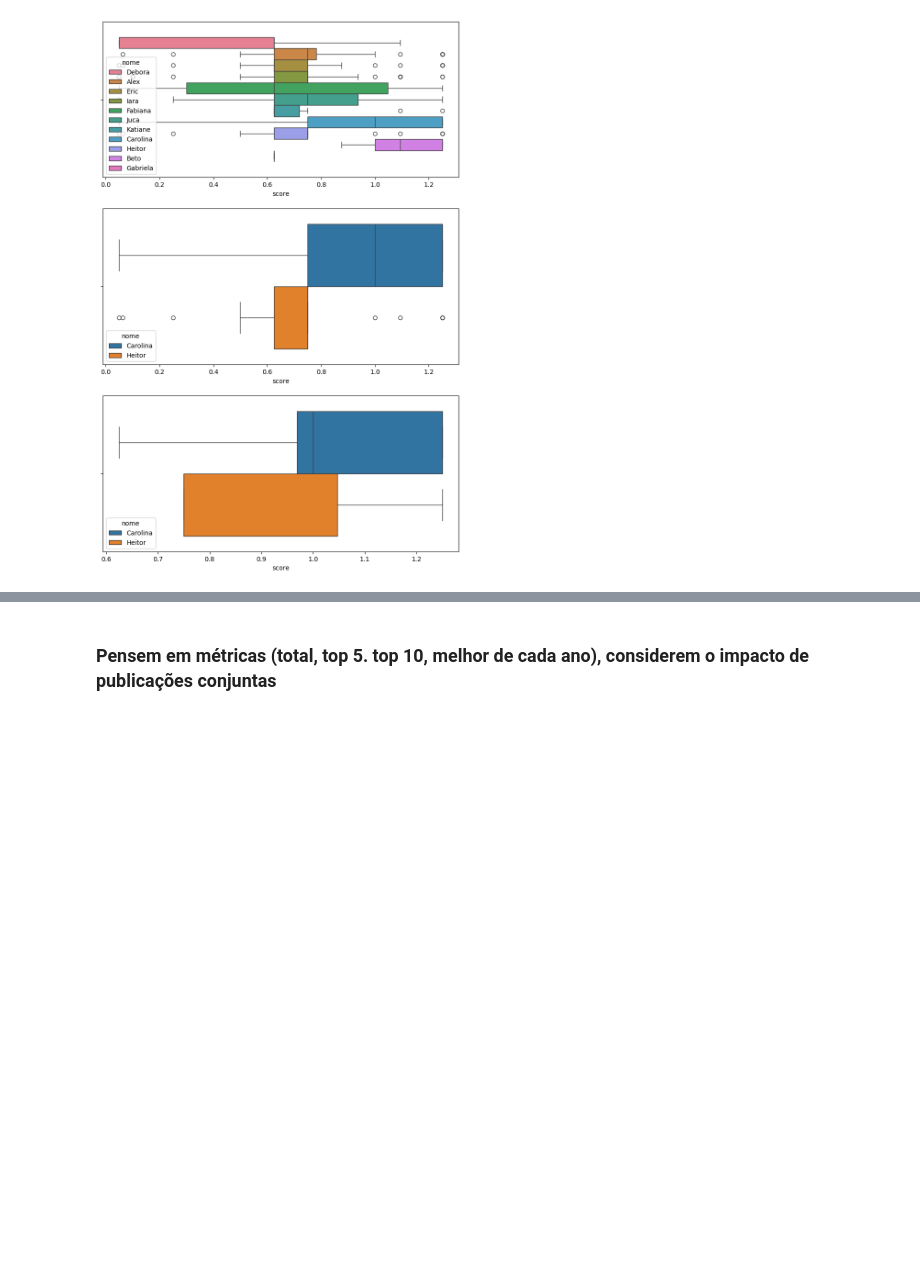
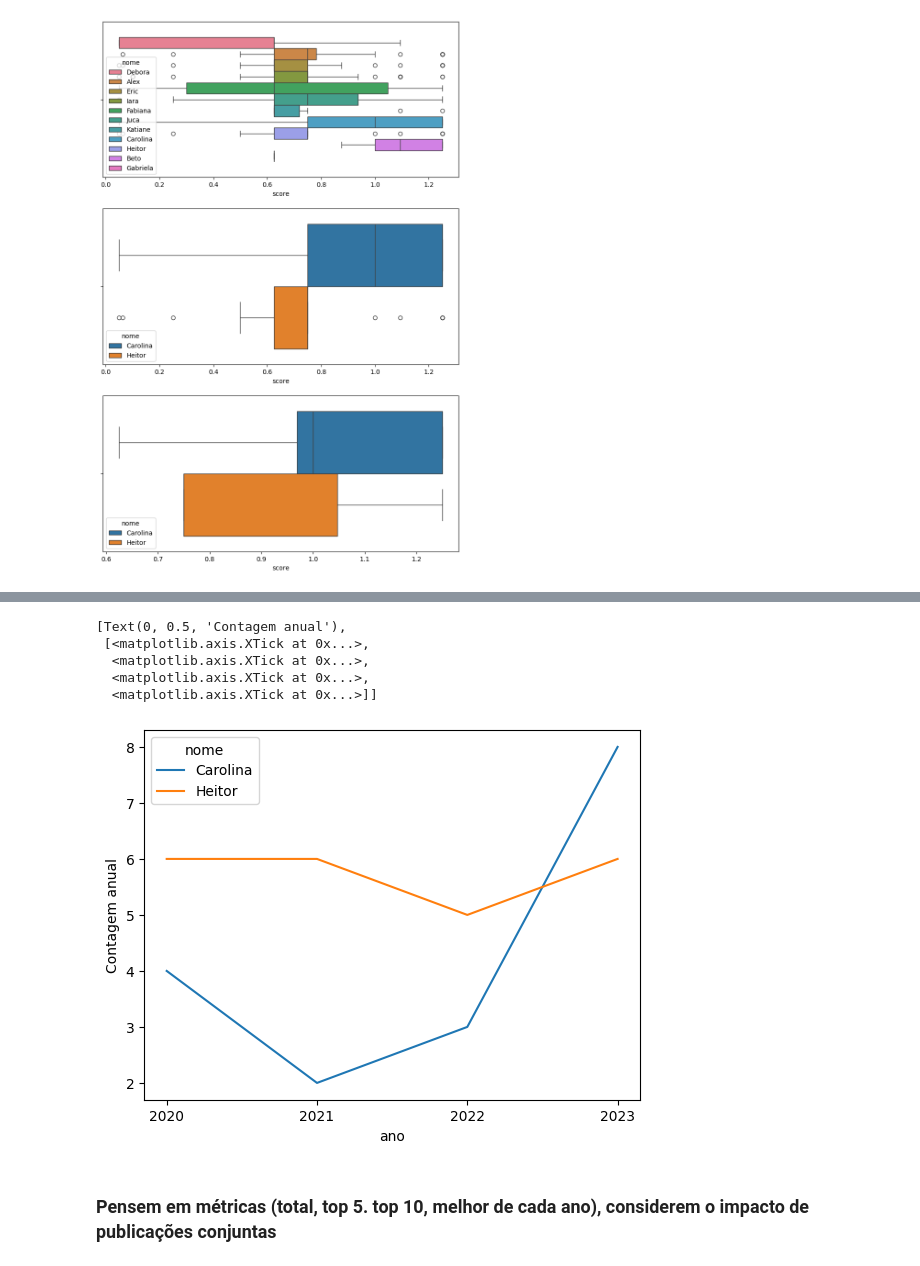
Before and after one commit to Draylon/ppgca_cd_debate, a Jupyter notebook: score_geral.ipynb, the cells around one changed output, grey strips where cells are left out. Saved outputs shown, nothing was run; the diff lists cells and outputs as text; code cells hidden in the pictures; blank space fills up the shorter version.

```diff
--- a/score_geral.ipynb
+++ b/score_geral.ipynb
@@ -306,0 +278,3 @@ sns.regplot(regplot1,x='ano',y='count_ano',hue='autor')
+# %%
+regplot1 = all_merge[(all_merge['nome'].isin(['Carolina','Heitor']))].sort_values(by='ano').groupby(['nome','ano']).count()
+regplot1
@@ -307,3 +292,12 @@ sns.regplot(regplot1,x='ano',y='count_ano',hue='autor')
+# %%
+sns.lineplot(regplot1,x='ano',y='tipo',hue='nome').set(ylabel='Contagem anual',xticks=all_merge.ano.unique())
+# %% [output]
+[Text(0, 0.5, 'Contagem anual'),
+ [<matplotlib.axis.XTick at 0x...>,
+  <matplotlib.axis.XTick at 0x...>,
+  <matplotlib.axis.XTick at 0x...>,
+  <matplotlib.axis.XTick at 0x...>]]
+[figure, added]
 # %% [markdown]
 ### Pensem em métricas (total, top 5. top 10, melhor de cada ano), considerem o impacto de publicações conjuntas
 # %% [markdown]
```
Also changed, not shown: parts of 5 cells of this notebook.
